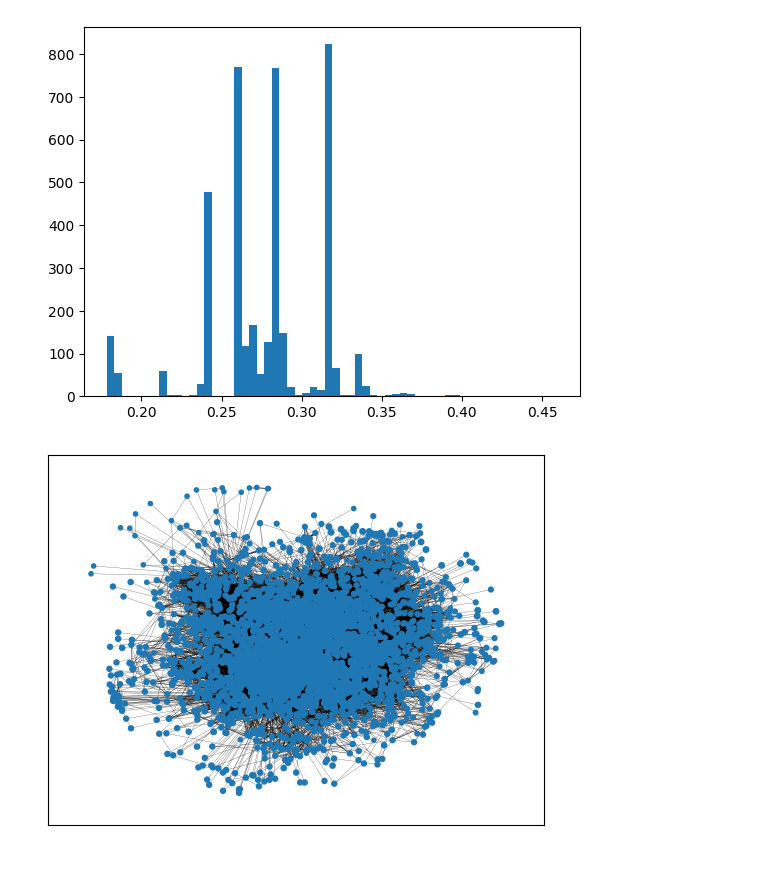
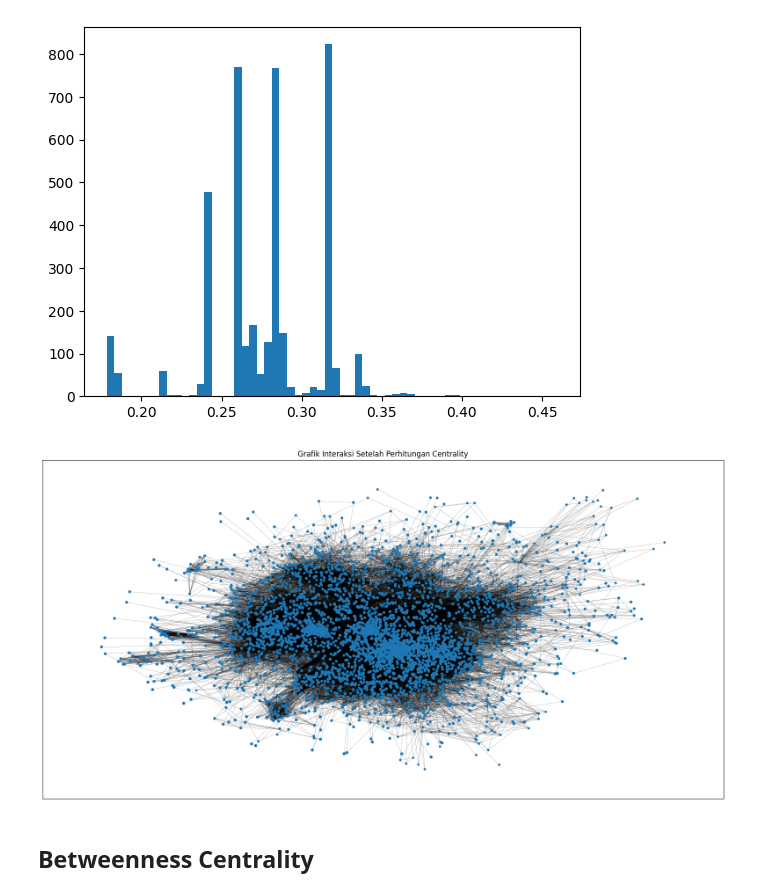
Before and after one commit to GLAZERadr/Social-Network-Analysis-On-Facebook-Dataset, a Jupyter notebook: social-graph.ipynb, the cells around one changed output. Saved outputs shown, nothing was run; the diff lists cells and outputs as text; code cells hidden in the pictures; blank space fills up the shorter version.

```diff
--- a/social-graph.ipynb
+++ b/social-graph.ipynb
@@ -50,6 +75,11 @@ plt.hist(cc.values(), bins=60)
 [figure]
 # %%
 node_size = [v * 50 for v in cc.values()]
+plt.figure(figsize=(20, 10))
 nx.draw_networkx(G, layout, node_size=node_size, with_labels=False, width=0.15)
+plt.title("Grafik Interaksi Setelah Perhitungan Centrality")
+plt.show()
 # %% [output]
-[figure, old version]
+[figure, new version]
+# %% [markdown]
+## Betweenness Centrality
```
Also changed, not shown: parts of 10 cells of this notebook.
